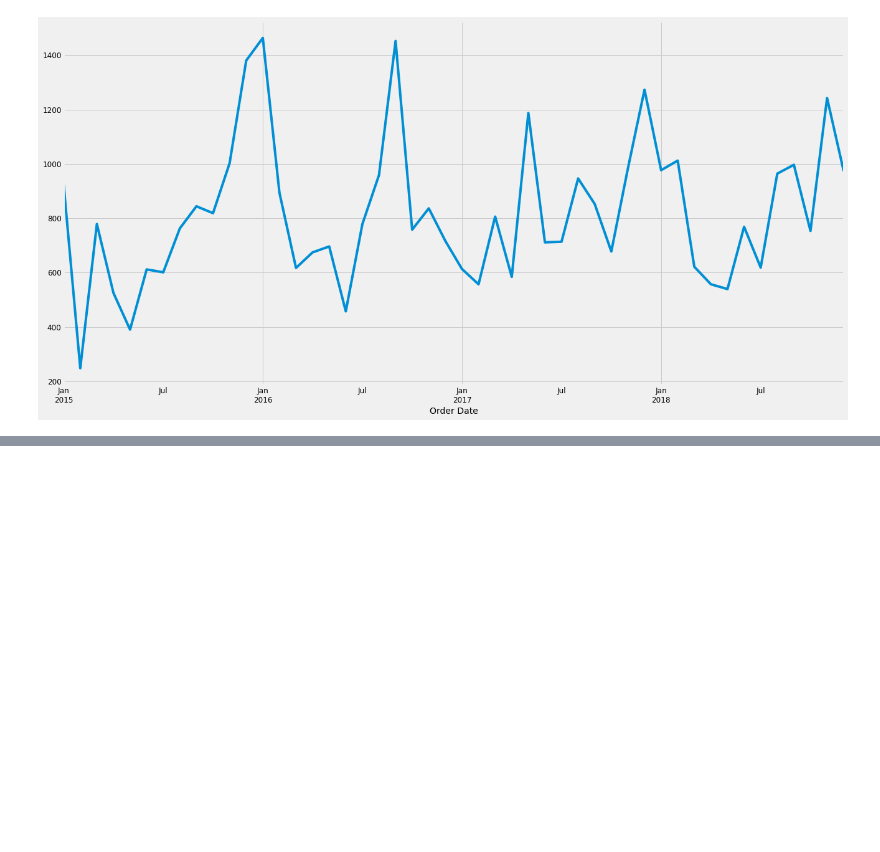
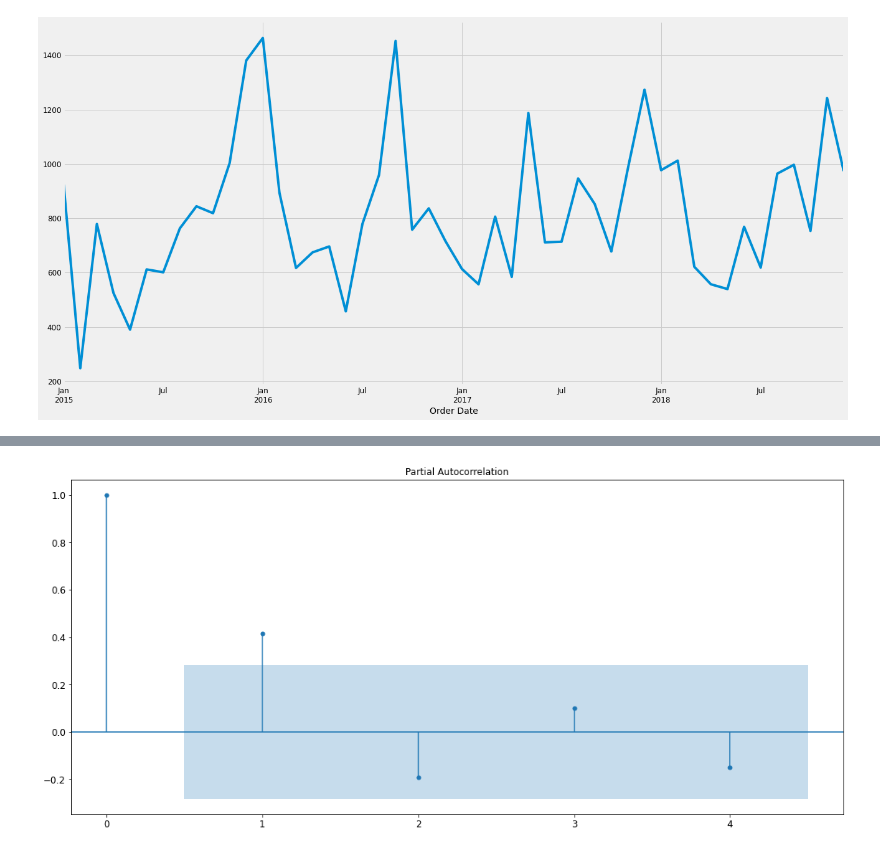
Before and after one commit to BINAYKUMAR943/Sales-Forecasting, a Jupyter notebook: SalesForecasting_TimeSeries.ipynb, the cells around one changed output, grey strips where cells are left out. Saved outputs shown, nothing was run; the diff lists cells and outputs as text; code cells hidden in the pictures; blank space fills up the shorter version.

```diff
--- a/SalesForecasting_TimeSeries.ipynb
+++ b/SalesForecasting_TimeSeries.ipynb
@@ -197,0 +266,6 @@ plt.show()
+# %%
+from statsmodels.graphics.tsaplots import plot_acf, plot_pacf
+plot_pacf(seasonal, lags =4)
+plt.show()
+# %% [output]
+[figure, added]
```
Also changed, not shown: parts of 21 cells of this notebook.
